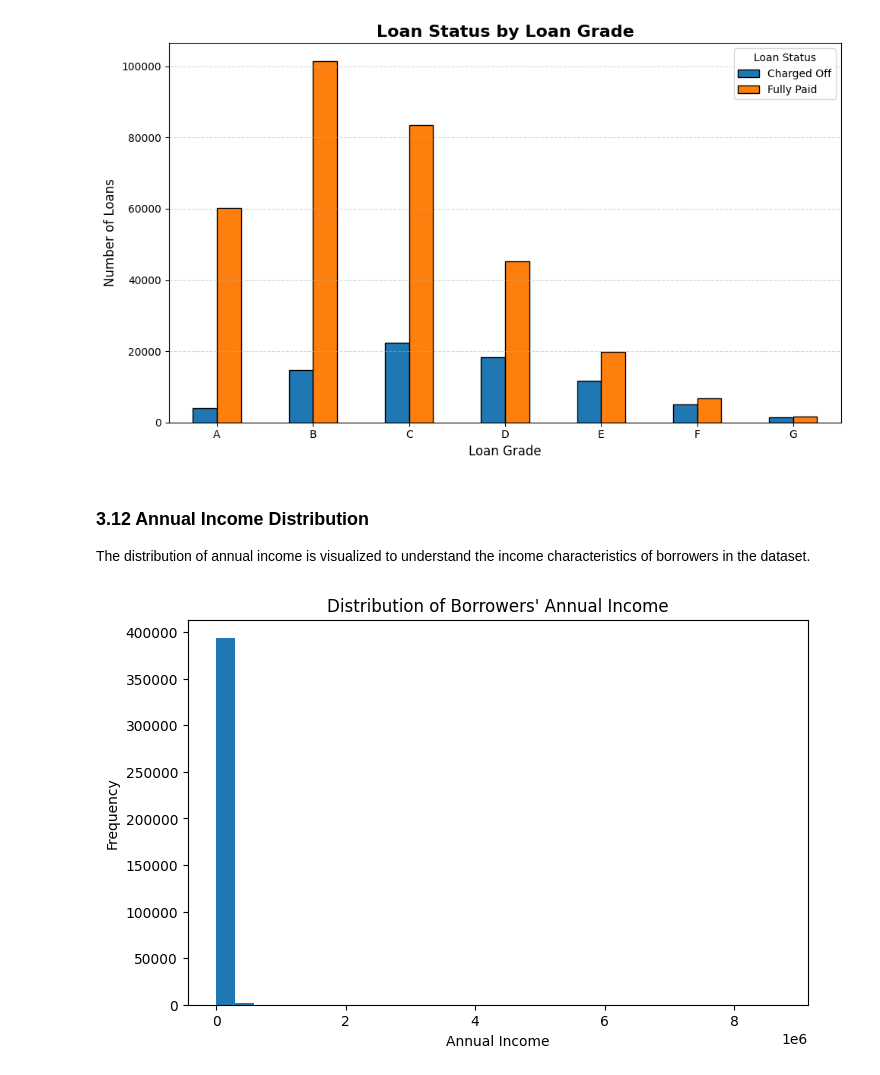
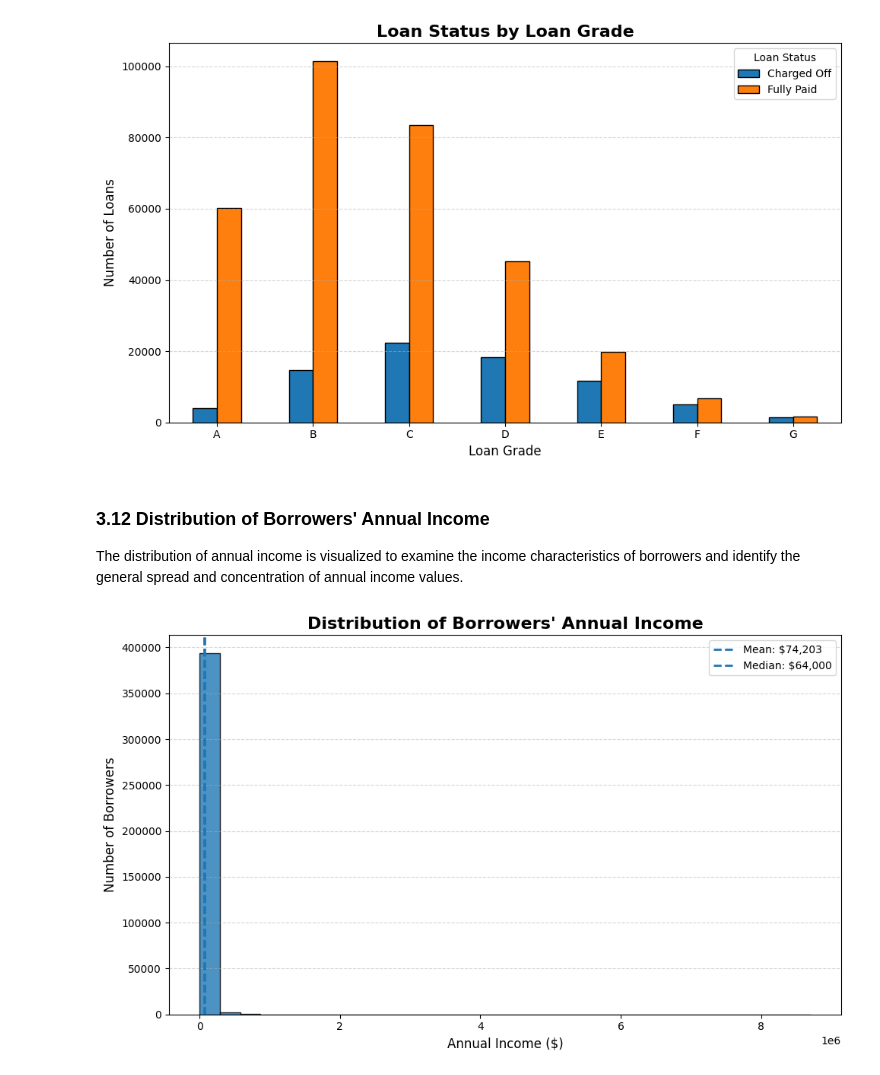
Before and after one commit to Clinton1029/Loan_Default_Project, a Jupyter notebook: Loan_Default.ipynb, the cells around one changed output. Saved outputs shown, nothing was run; the diff lists cells and outputs as text; code cells hidden in the pictures.

```diff
--- a/Loan_Default.ipynb
+++ b/Loan_Default.ipynb
@@ -525,20 +525,64 @@ plt.show()
 # %% [output]
 [figure]
 # %% [markdown]
-### 3.12 Annual Income Distribution
+### 3.12 Distribution of Borrowers' Annual Income
 
-The distribution of annual income is visualized to understand the income characteristics of borrowers in the dataset.
+The distribution of annual income is visualized to examine the income characteristics of borrowers and identify the general spread and concentration of annual income values.
-# %%
-# Plot the distribution of annual income
-plt.figure(figsize=(8, 5))
-plt.hist(df["annual_inc"].dropna(), bins=30)
-
-# Add labels and title
-plt.xlabel("Annual Income")
-plt.ylabel("Frequency")
-plt.title("Distribution of Borrowers' Annual Income")
-
-# Display the plot
-plt.show()
-# %% [output]
-[figure, removed]
+# %%
+# Calculate the mean and median annual income
+mean_income = df["annual_inc"].mean()
+median_income = df["annual_inc"].median()
+
+# Create the figure
+plt.figure(figsize=(10, 6))
+
+# Plot the distribution of annual income
+plt.hist(
+    df["annual_inc"].dropna(),
+    bins=30,
+    edgecolor="black",
+    alpha=0.8
+)
+
+# Add a vertical line for the mean
+plt.axvline(
+    mean_income,
+    linestyle="--",
+    linewidth=2,
+    label=f"Mean: ${mean_income:,.0f}"
+)
+
+# Add a vertical line for the median
+plt.axvline(
+    median_income,
+    linestyle="--",
+    linewidth=2,
+    label=f"Median: ${median_income:,.0f}"
+)
+
+# Add title and axis labels
+plt.title(
+    "Distribution of Borrowers' Annual Income",
+    fontsize=16,
+    fontweight="bold"
+)
+plt.xlabel("Annual Income ($)", fontsize=12)
+plt.ylabel("Number of Borrowers", fontsize=12)
+
+# Add horizontal grid lines
+plt.grid(
+    axis="y",
+    linestyle="--",
+    alpha=0.5
+)
+
+# Add legend
+plt.legend()
+
+# Adjust the layout
+plt.tight_layout()
+
+# Display the visualization
+plt.show()
+# %% [output]
+[figure, added]
```
